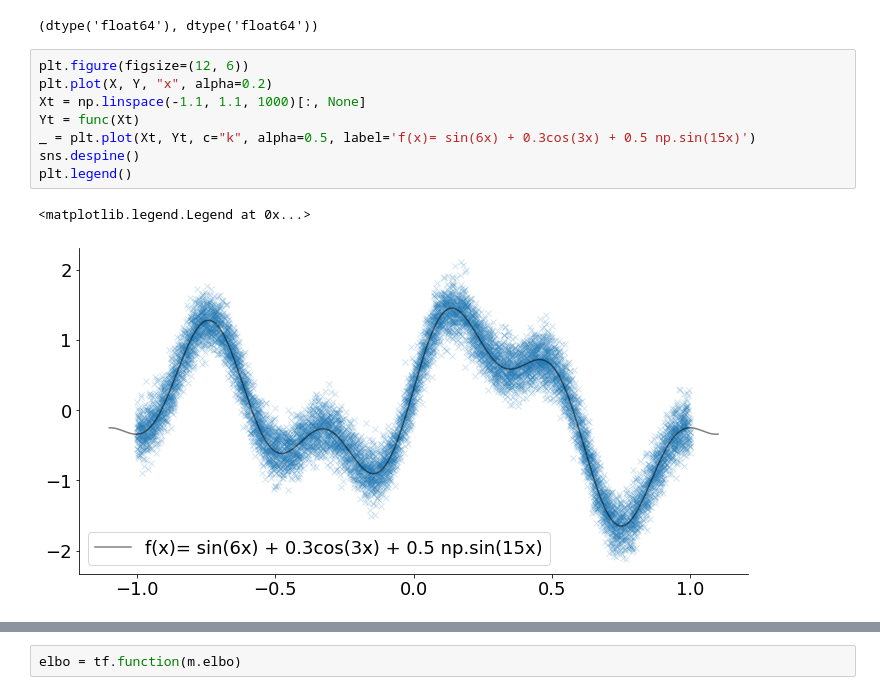
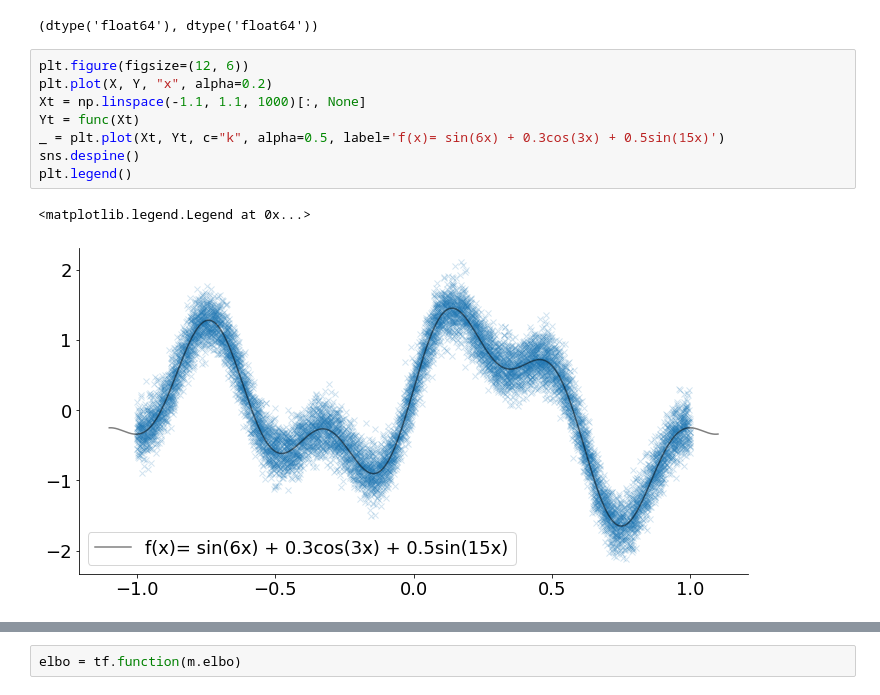
Before and after one commit to moritzknolle/learning_private_functions, a Jupyter notebook: dp_svfe.ipynb, the cells around one changed output, grey strips where cells are left out. Saved outputs shown, nothing was run; the diff lists cells and outputs as text.

```diff
--- a/dp_svfe.ipynb
+++ b/dp_svfe.ipynb
@@ -51,11 +53,11 @@ X.dtype, Y.dtype
 # %%
 plt.figure(figsize=(12, 6))
 plt.plot(X, Y, "x", alpha=0.2)
 Xt = np.linspace(-1.1, 1.1, 1000)[:, None]
 Yt = func(Xt)
-_ = plt.plot(Xt, Yt, c="k", alpha=0.5, label='f(x)= sin(6x) + 0.3cos(3x) + 0.5 np.sin(15x)')
+_ = plt.plot(Xt, Yt, c="k", alpha=0.5, label='f(x)= sin(6x) + 0.3cos(3x) + 0.5sin(15x)')
 sns.despine()
 plt.legend()
 # %% [output]
 <matplotlib.legend.Legend at 0x...>
-[figure, old version]
+[figure, new version]
```
Also changed, not shown: parts of 15 cells of this notebook, 2 other files.
